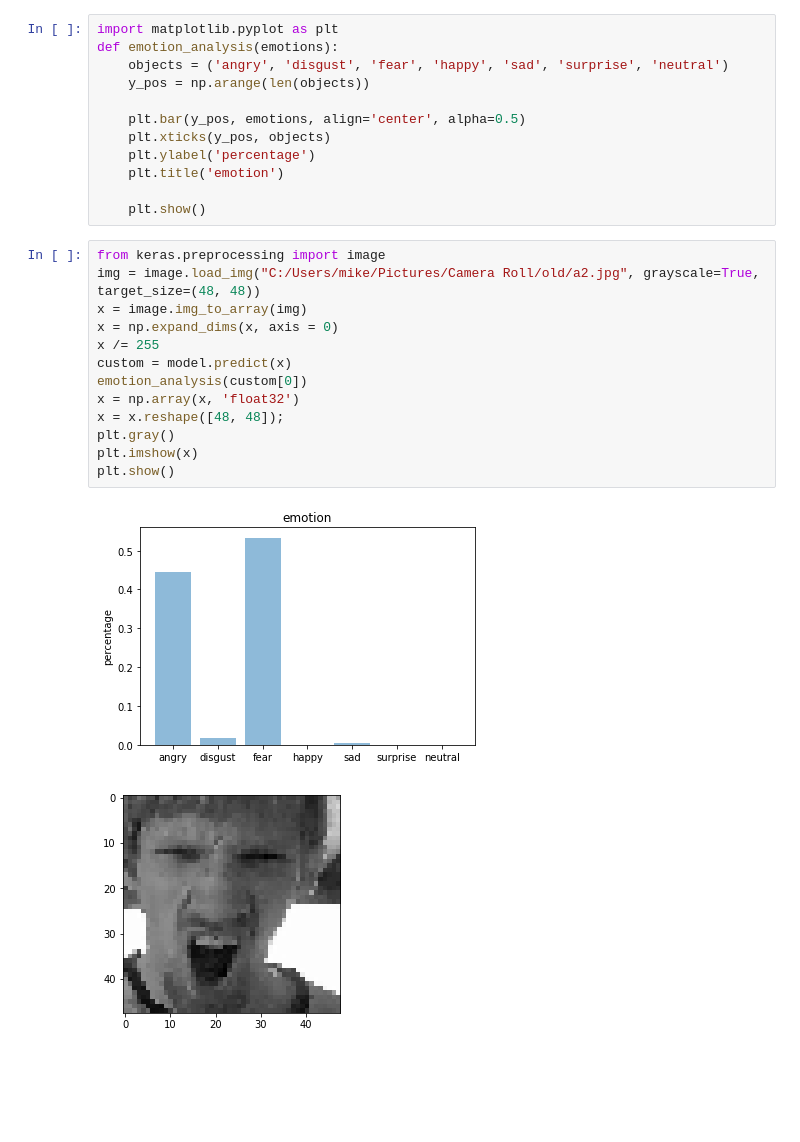
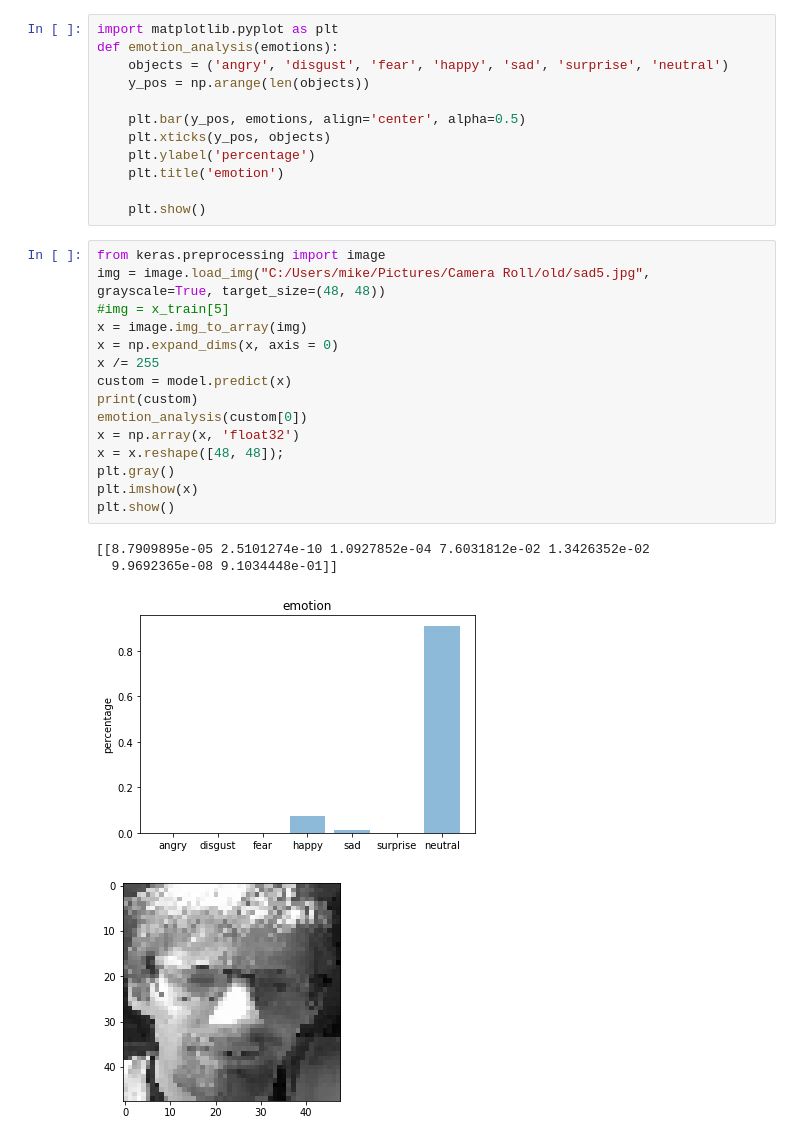
Before and after one commit to micromic5/FaceEmotionGuitarHero, a Jupyter notebook: notebook/trainModel.ipynb, the cells around one changed output. Saved outputs shown, nothing was run; the diff lists cells and outputs as text; blank space fills up the shorter version.

```diff
--- a/notebook/trainModel.ipynb
+++ b/notebook/trainModel.ipynb
@@ -222,20 +225,24 @@ def emotion_analysis(emotions):
     plt.show()
 # %%
 from keras.preprocessing import image
-img = image.load_img("C:/Users/mike/Pictures/Camera Roll/old/a2.jpg", grayscale=True, target_size=(48, 48))
+img = image.load_img("C:/Users/mike/Pictures/Camera Roll/old/sad5.jpg", grayscale=True, target_size=(48, 48))
+#img = x_train[5]
 x = image.img_to_array(img)
 x = np.expand_dims(x, axis = 0)
 x /= 255
 custom = model.predict(x)
+print(custom)
 emotion_analysis(custom[0])
 x = np.array(x, 'float32')
 x = x.reshape([48, 48]);
 plt.gray()
 plt.imshow(x)
 plt.show()
 # %% [output]
+[[8.7909895e-05 2.5101274e-10 1.0927852e-04 7.6031812e-02 1.3426352e-02
+  9.9692365e-08 9.1034448e-01]]
-[figure, old version]
+[figure, new version]
-[figure, old version]
+[figure, new version]
 # %%
 import cv2
 face_cascade = cv2.CascadeClassifier('D:/Programme/Anaconda3/envs/compx/Library/etc/haarcascades/haarcascade_frontalface_default.xml')
```
Also changed, not shown: parts of 5 cells of this notebook, 1 other file.
